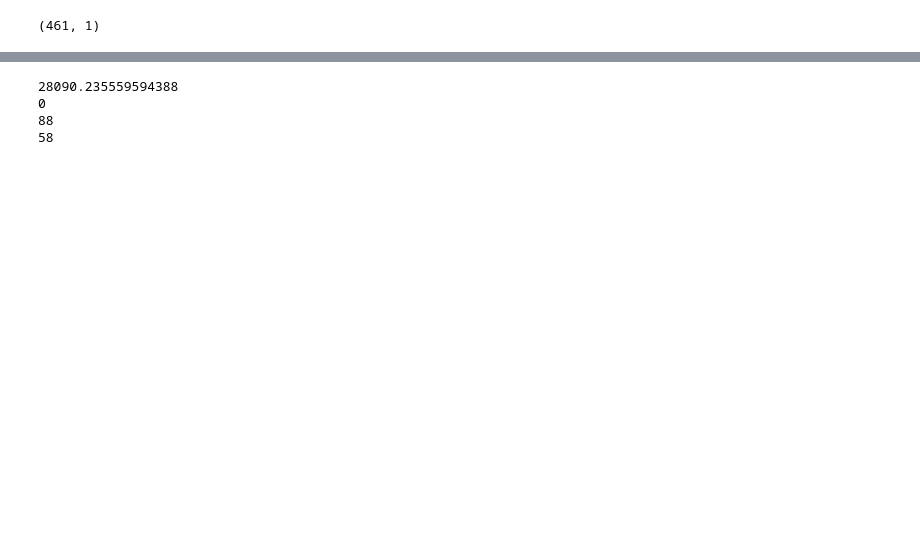
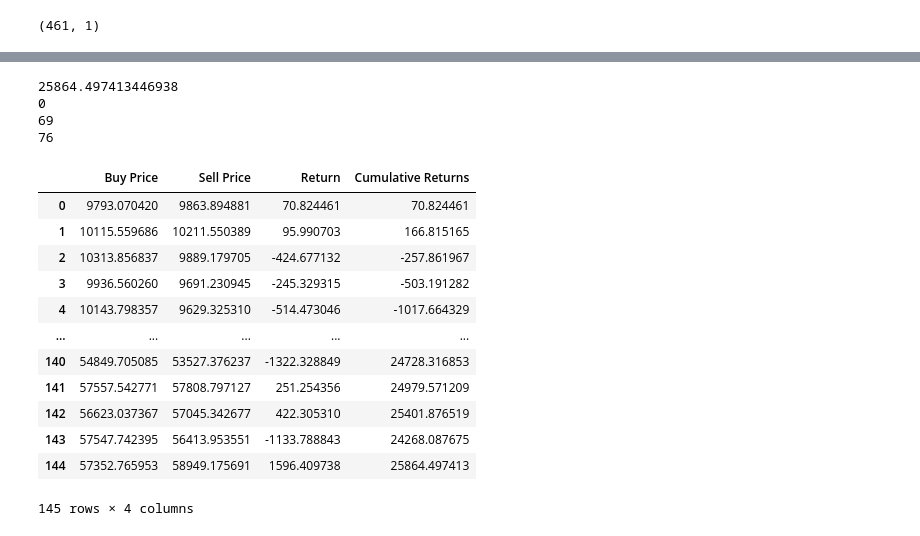
Before and after one commit to georgekoul26/Bitcoin_Models, a Jupyter notebook: GRU_testmodel.ipynb, the cells around one changed output, grey strips where cells are left out. Cells and saved outputs as stored; diff of their text form; code cells hidden in the pictures; blank space fills up the shorter version.

```diff
--- a/GRU_testmodel.ipynb
+++ b/GRU_testmodel.ipynb
@@ -309,42 +309,62 @@ realized_profit = 0
 unrealized_profit = 0
 profitable_transactions=0
 unprofitable_transactions=0
+transaction_list = []
 data_size = len(results_prices_df.index)
 
 for index, value in results_prices_df.iterrows():
-    if index<data_size-1:
+    if index<data_size-1 and index > 0:
+
         open_price = results_prices_df.iloc[index][1]
         close_price = results_prices_df.iloc[index][4]
-        tmo_open_price = results_prices_df.iloc[index+1][1]
-        tmo_close_price = results_prices_df.iloc[index+1][4]
+        yest_close_price = results_prices_df.iloc[index-1][4]
+        perc_change = results_prices_df.iloc[index][7]
 
         if position == 1:
-            unrealized_profit = close_price - buy_price
-        if value[7] > 0:
+            unrealized_profit = yest_close_price - buy_price
+        if perc_change > 0:
             if position == 0:
-                buy_price = tmo_open_price
+                buy_price = open_price
                 position = 1
-        if value[7] < 0:
+        if perc_change < 0:
             if position ==1:
-                sell_price = tmo_open_price
+                sell_price = open_price
                 position = 0
                 trans_profit = sell_price-buy_price
                 unrealized_profit = 0
                 realized_profit += trans_profit
+                transaction_list.append({'Buy Price': buy_price, 'Sell Price': sell_price})
                 if trans_profit>=0:
                     profitable_transactions+=1
                 else:
                     unprofitable_transactions+=1
 
 
 
 
 print(realized_profit)
 print(unrealized_profit)
 print(profitable_transactions)
 print(unprofitable_transactions)
+transaction_df = pd.DataFrame(transaction_list)
+transaction_df['Return'] = transaction_df['Sell Price'] - transaction_df['Buy Price']
+transaction_df['Cumulative Returns'] = transaction_df['Return'].cumsum()
+transaction_df
 # %% [output]
-28090.235559594388
+25864.497413446938
 0
-88
-58
+69
+76
+|  | Buy Price | Sell Price | Return | Cumulative Returns |
+| 0 | 9793.070420 | 9863.894881 | 70.824461 | 70.824461 |
+| 1 | 10115.559686 | 10211.550389 | 95.990703 | 166.815165 |
+| 2 | 10313.856837 | 9889.179705 | -424.677132 | -257.861967 |
+| 3 | 9936.560260 | 9691.230945 | -245.329315 | -503.191282 |
+| 4 | 10143.798357 | 9629.325310 | -514.473046 | -1017.664329 |
+| ... | ... | ... | ... | ... |
+| 140 | 54849.705085 | 53527.376237 | -1322.328849 | 24728.316853 |
+| 141 | 57557.542771 | 57808.797127 | 251.254356 | 24979.571209 |
+| 142 | 56623.037367 | 57045.342677 | 422.305310 | 25401.876519 |
+| 143 | 57547.742395 | 56413.953551 | -1133.788843 | 24268.087675 |
+| 144 | 57352.765953 | 58949.175691 | 1596.409738 | 25864.497413 |
+145 rows × 4 columns
```
Also changed, not shown: parts of 11 cells of this notebook, 1 other file.
